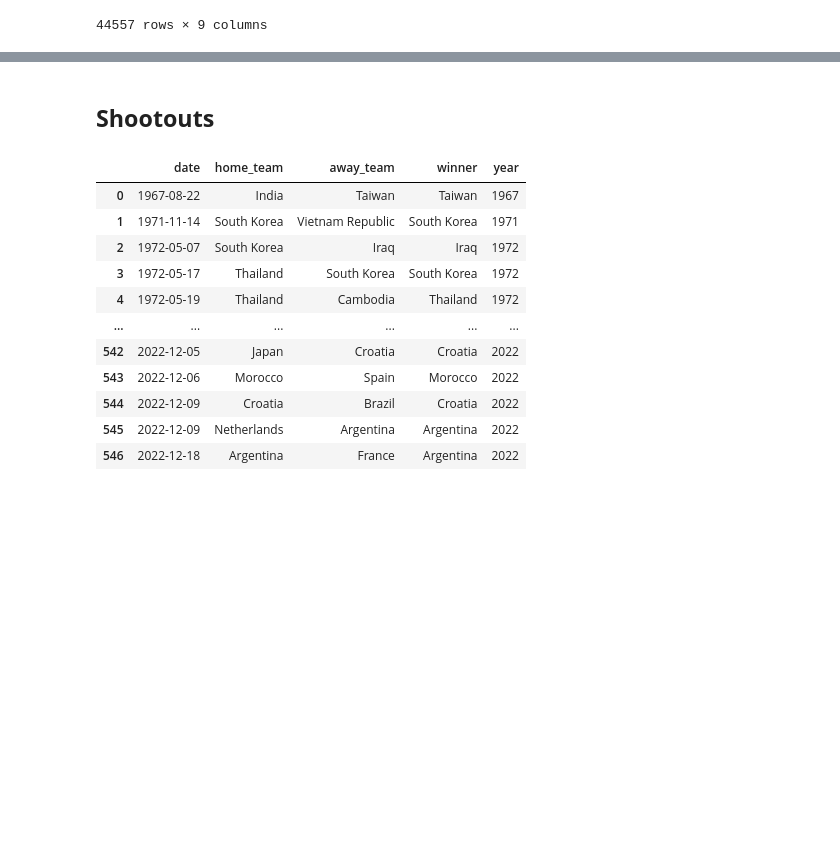
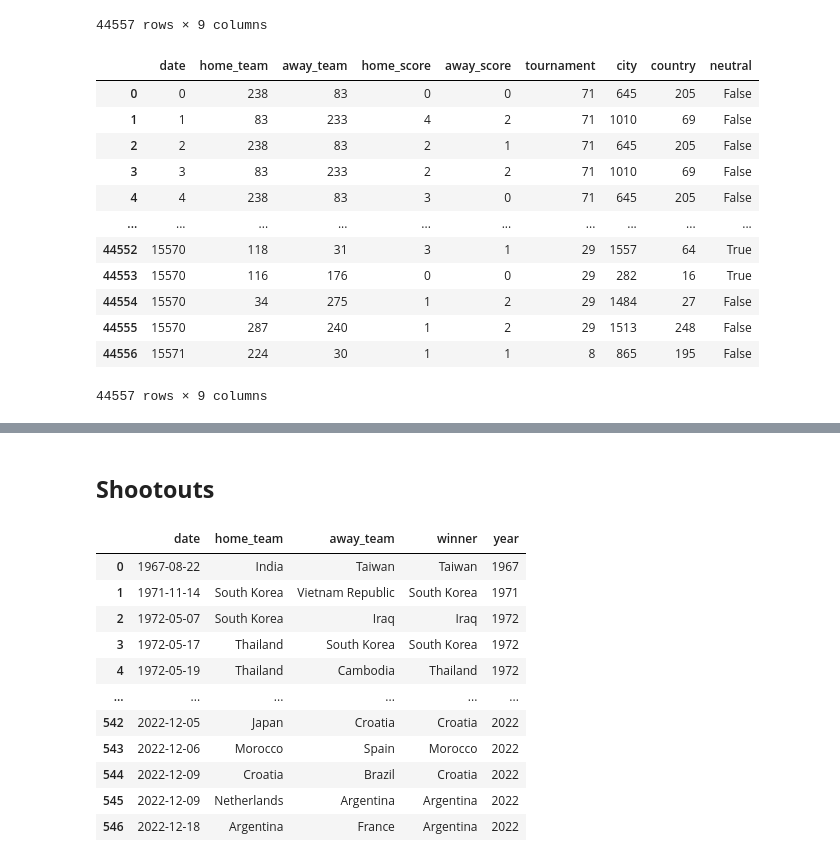
Before and after one commit to ryann-arruda/python-data-analysis, a Jupyter notebook: k_means.ipynb, the cells around one changed output, grey strips where cells are left out. Cells and saved outputs as stored; diff of their text form; code cells hidden in the pictures; blank space fills up the shorter version.

```diff
--- a/k_means.ipynb
+++ b/k_means.ipynb
@@ -57,0 +60,21 @@ results
+# %%
+le = preprocessing.LabelEncoder()
+for colums in results.columns:
+  if results[colums].dtypes == 'object':
+    results[colums] = le.fit_transform(results[colums])
+
+results
+# %% [output]
+|  | date | home_team | away_team | home_score | away_score | tournament | city | country | neutral |
+| 0 | 0 | 238 | 83 | 0 | 0 | 71 | 645 | 205 | False |
+| 1 | 1 | 83 | 233 | 4 | 2 | 71 | 1010 | 69 | False |
+| 2 | 2 | 238 | 83 | 2 | 1 | 71 | 645 | 205 | False |
+| 3 | 3 | 83 | 233 | 2 | 2 | 71 | 1010 | 69 | False |
+| 4 | 4 | 238 | 83 | 3 | 0 | 71 | 645 | 205 | False |
+| ... | ... | ... | ... | ... | ... | ... | ... | ... | ... |
+| 44552 | 15570 | 118 | 31 | 3 | 1 | 29 | 1557 | 64 | True |
+| 44553 | 15570 | 116 | 176 | 0 | 0 | 29 | 282 | 16 | True |
+| 44554 | 15570 | 34 | 275 | 1 | 2 | 29 | 1484 | 27 | False |
+| 44555 | 15570 | 287 | 240 | 1 | 2 | 29 | 1513 | 248 | False |
+| 44556 | 15571 | 224 | 30 | 1 | 1 | 8 | 865 | 195 | False |
+44557 rows × 9 columns
```
Also changed, not shown: parts of 13 cells of this notebook.
